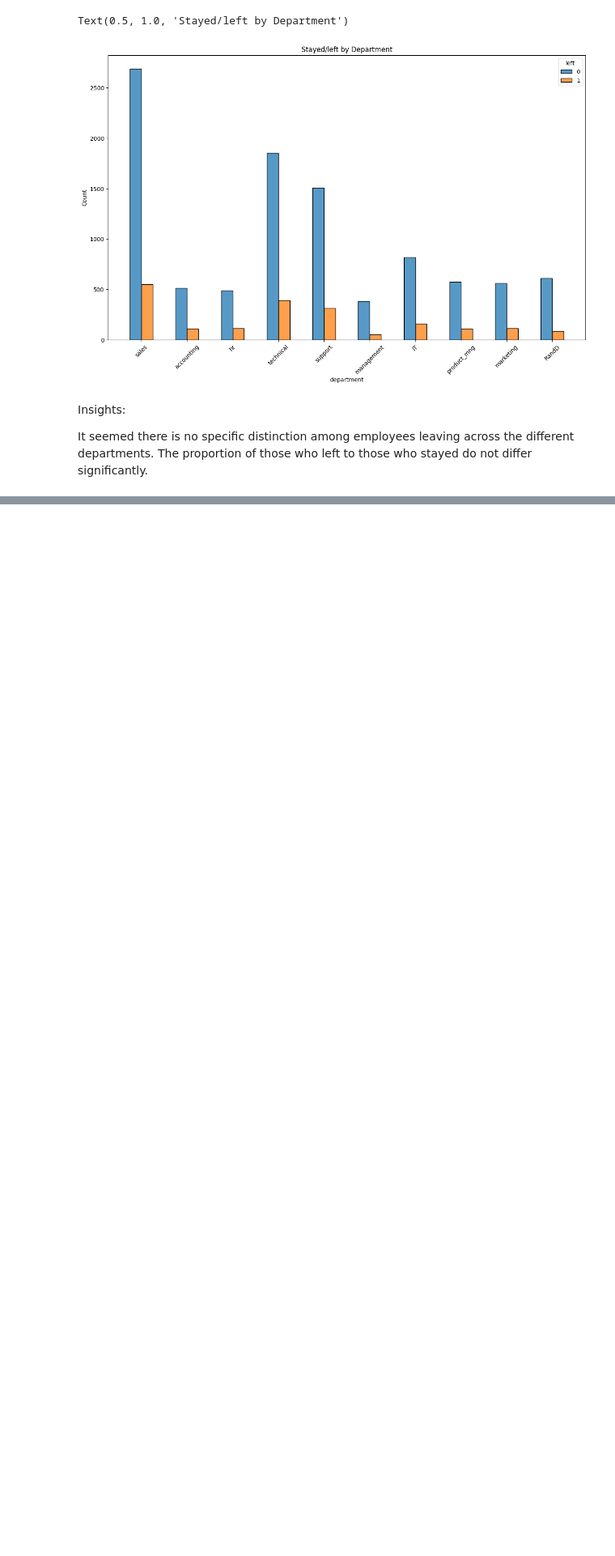
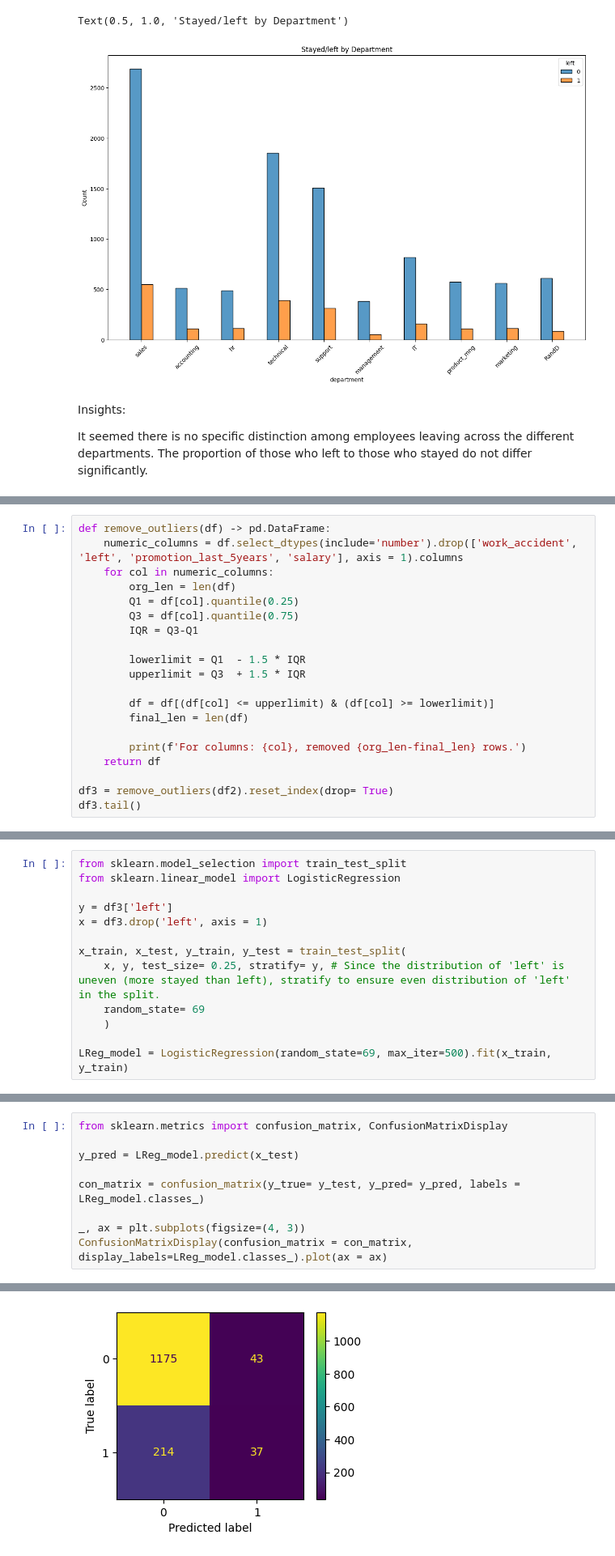
Before and after one commit to airrehn/HR-Analytics-Analysis, a Jupyter notebook: Project.ipynb, the cells around one changed output, grey strips where cells are left out. Shown at 81% size. Saved outputs shown, nothing was run; the diff lists cells and outputs as text; blank space fills up the shorter version.

Commit message:
Log Reg model

```diff
--- a/Project.ipynb
+++ b/Project.ipynb
@@ -337,0 +373,20 @@ It seemed there is no specific distinction among employees leaving across the di
+# %%
+def remove_outliers(df) -> pd.DataFrame:
+    numeric_columns = df.select_dtypes(include='number').drop(['work_accident', 'left', 'promotion_last_5years', 'salary'], axis = 1).columns
+    for col in numeric_columns:
+        org_len = len(df)
+        Q1 = df[col].quantile(0.25)
+        Q3 = df[col].quantile(0.75)
+        IQR = Q3-Q1
+
+        lowerlimit = Q1  - 1.5 * IQR
+        upperlimit = Q3  + 1.5 * IQR
+
+        df = df[(df[col] <= upperlimit) & (df[col] >= lowerlimit)]
+        final_len = len(df)
+
+        print(f'For columns: {col}, removed {org_len-final_len} rows.')
+    return df
+
+df3 = remove_outliers(df2).reset_index(drop= True)
+df3.tail()
@@ -337,0 +416,13 @@ It seemed there is no specific distinction among employees leaving across the di
+# %%
+from sklearn.model_selection import train_test_split
+from sklearn.linear_model import LogisticRegression
+
+y = df3['left']
+x = df3.drop('left', axis = 1)
+
+x_train, x_test, y_train, y_test = train_test_split(
+    x, y, test_size= 0.25, stratify= y, # Since the distribution of 'left' is uneven (more stayed than left), stratify to ensure even distribution of 'left' in the split.
+    random_state= 69
+    )
+
+LReg_model = LogisticRegression(random_state=69, max_iter=500).fit(x_train, y_train)
@@ -337,0 +431,10 @@ It seemed there is no specific distinction among employees leaving across the di
+# %%
+from sklearn.metrics import confusion_matrix, ConfusionMatrixDisplay
+
+y_pred = LReg_model.predict(x_test)
+
+con_matrix = confusion_matrix(y_true= y_test, y_pred= y_pred, labels = LReg_model.classes_)
+
+_, ax = plt.subplots(figsize=(4, 3))
+ConfusionMatrixDisplay(confusion_matrix = con_matrix, display_labels=LReg_model.classes_).plot(ax = ax)
+# %% [output]
@@ -337,0 +442 @@ It seemed there is no specific distinction among employees leaving across the di
+[figure, added]
```
Also changed, not shown: parts of 19 cells of this notebook.
